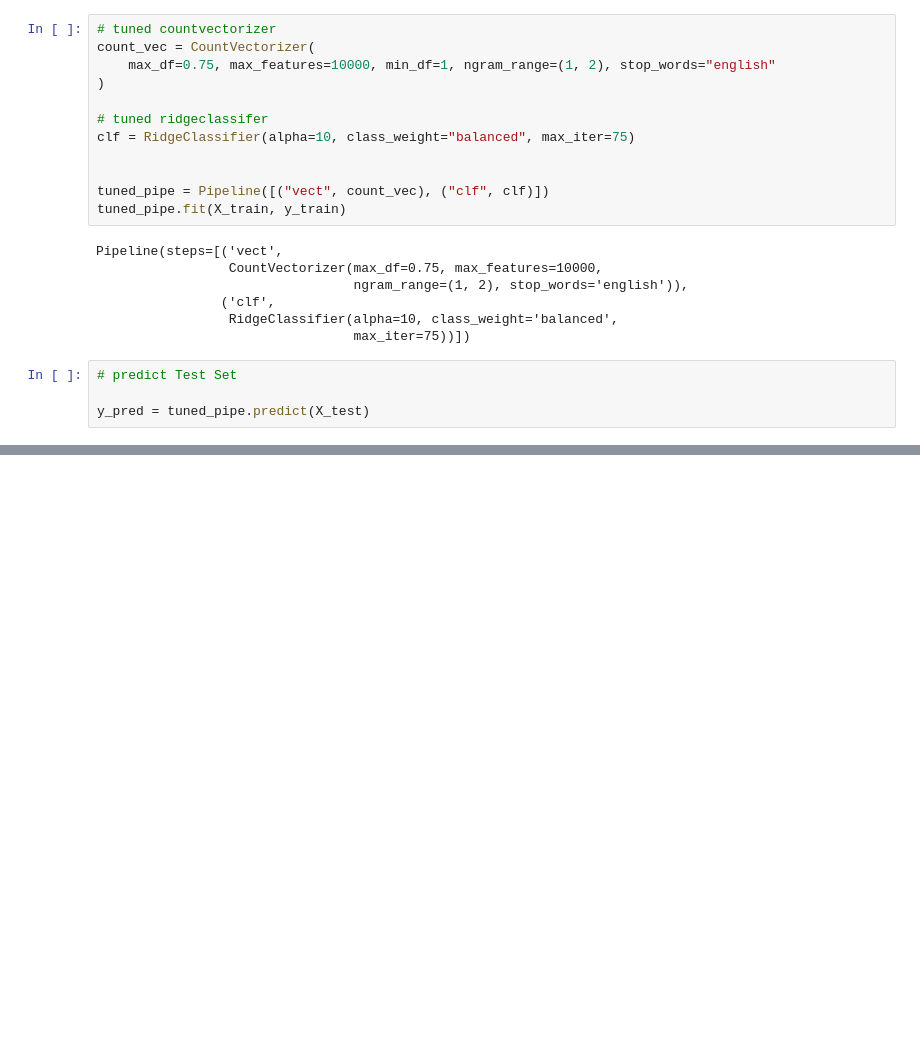
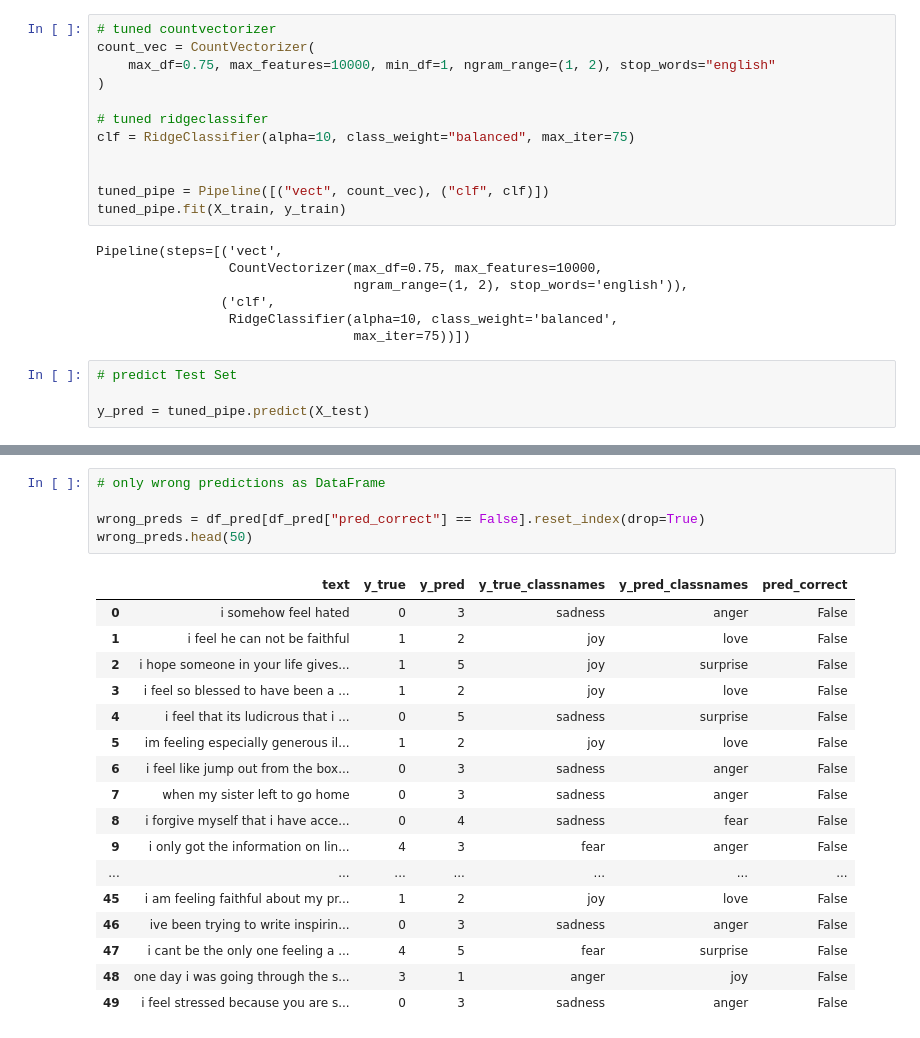
Before and after one commit to niels-2005/Emotion_Detection_NLP, a Jupyter notebook: emotion_detection.ipynb, the cells around one changed output, grey strips where cells are left out. Drawn from its saved outputs; the diff is of its cells as text; blank space fills up the shorter version.

```diff
--- a/emotion_detection.ipynb
+++ b/emotion_detection.ipynb
@@ -504,0 +553,23 @@ Accuracy: 91.745%
+# %%
+# only wrong predictions as DataFrame
+
+wrong_preds = df_pred[df_pred["pred_correct"] == False].reset_index(drop=True)
+wrong_preds.head(50)
+# %% [output]
+|  | text | y_true | y_pred | y_true_classnames | y_pred_classnames | pred_correct |
+| 0 | i somehow feel hated | 0 | 3 | sadness | anger | False |
+| 1 | i feel he can not be faithful | 1 | 2 | joy | love | False |
+| 2 | i hope someone in your life gives... | 1 | 5 | joy | surprise | False |
+| 3 | i feel so blessed to have been a ... | 1 | 2 | joy | love | False |
+| 4 | i feel that its ludicrous that i ... | 0 | 5 | sadness | surprise | False |
+| 5 | im feeling especially generous il... | 1 | 2 | joy | love | False |
+| 6 | i feel like jump out from the box... | 0 | 3 | sadness | anger | False |
+| 7 | when my sister left to go home | 0 | 3 | sadness | anger | False |
+| 8 | i forgive myself that i have acce... | 0 | 4 | sadness | fear | False |
+| 9 | i only got the information on lin... | 4 | 3 | fear | anger | False |
+| ... | ... | ... | ... | ... | ... | ... |
+| 45 | i am feeling faithful about my pr... | 1 | 2 | joy | love | False |
+| 46 | ive been trying to write inspirin... | 0 | 3 | sadness | anger | False |
+| 47 | i cant be the only one feeling a ... | 4 | 5 | fear | surprise | False |
+| 48 | one day i was going through the s... | 3 | 1 | anger | joy | False |
+| 49 | i feel stressed because you are s... | 0 | 3 | sadness | anger | False |
```
Also changed, not shown: parts of 9 cells of this notebook, 1 other file.
